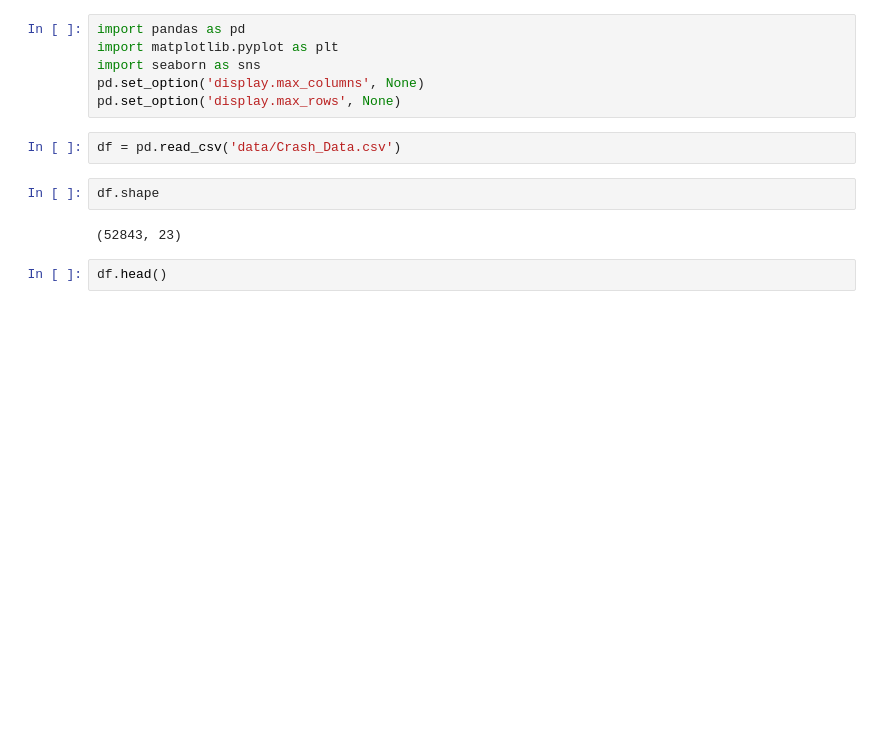
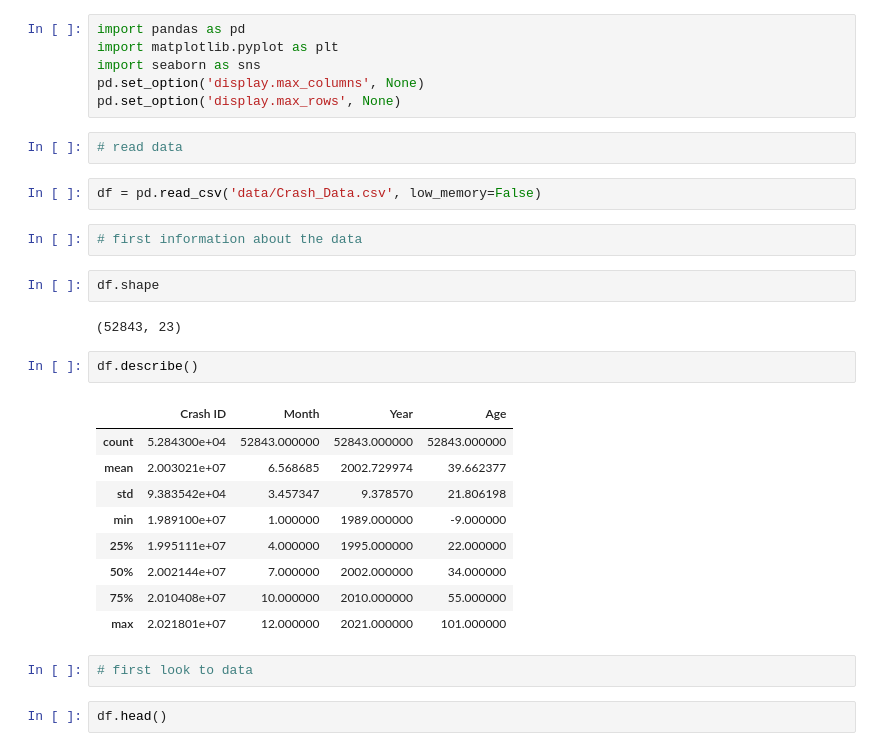
Before and after one commit to abndre/data_science, a Jupyter notebook: kaagle/3-decades-of-road-death-trends-in-straya/analyse 3-decades-of-road-death-trends-in-straya.ipynb, the cells around one changed output. Cells and saved outputs as stored; diff of their text form; blank space fills up the shorter version.

```diff
--- a/kaagle/3-decades-of-road-death-trends-in-straya/analyse 3-decades-of-road-death-trends-in-straya.ipynb
+++ b/kaagle/3-decades-of-road-death-trends-in-straya/analyse 3-decades-of-road-death-trends-in-straya.ipynb
@@ -4,12 +8,30 @@ import matplotlib.pyplot as plt
 import seaborn as sns
 pd.set_option('display.max_columns', None)
 pd.set_option('display.max_rows', None)
+# %%
+# read data
 # %%
-df = pd.read_csv('data/Crash_Data.csv')
+df = pd.read_csv('data/Crash_Data.csv', low_memory=False)
+# %%
+# first information about the data
 # %%
 df.shape
 # %% [output]
 (52843, 23)
+# %%
+df.describe()
+# %% [output]
+|  | Crash ID | Month | Year | Age |
+| count | 5.284300e+04 | 52843.000000 | 52843.000000 | 52843.000000 |
+| mean | 2.003021e+07 | 6.568685 | 2002.729974 | 39.662377 |
+| std | 9.383542e+04 | 3.457347 | 9.378570 | 21.806198 |
+| min | 1.989100e+07 | 1.000000 | 1989.000000 | -9.000000 |
+| 25% | 1.995111e+07 | 4.000000 | 1995.000000 | 22.000000 |
+| 50% | 2.002144e+07 | 7.000000 | 2002.000000 | 34.000000 |
+| 75% | 2.010408e+07 | 10.000000 | 2010.000000 | 55.000000 |
+| max | 2.021801e+07 | 12.000000 | 2021.000000 | 101.000000 |
+# %%
+# first look to data
 # %%
 df.head()
 # %% [output]
```
Also changed, not shown: parts of 22 cells of this notebook.
